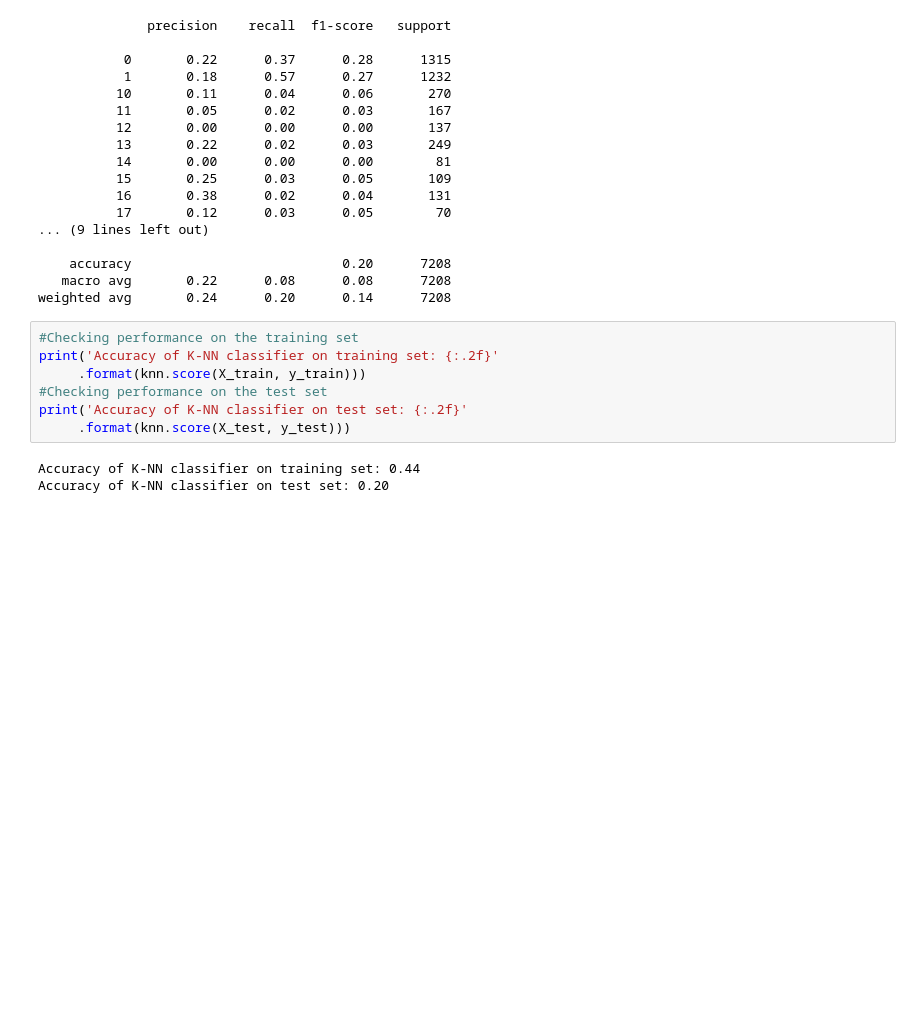
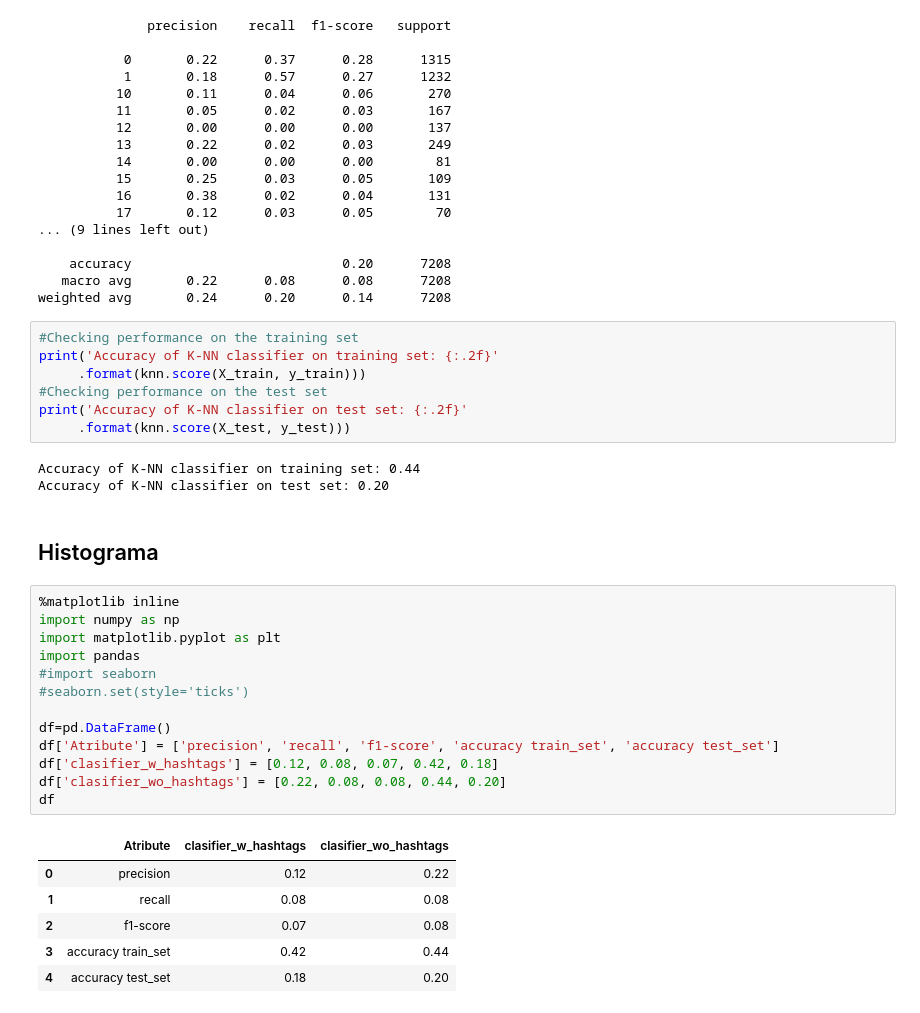
Before and after one commit to furrutiav/data-mining-2022, a Jupyter notebook: Hitos/H3/Pregunta 5.ipynb, the cells around one changed output. Saved outputs shown, nothing was run; the diff lists cells and outputs as text; blank space fills up the shorter version.

```diff
--- a/Hitos/H3/Pregunta 5.ipynb
+++ b/Hitos/H3/Pregunta 5.ipynb
@@ -373,3 +373,25 @@ print('Accuracy of K-NN classifier on test set: {:.2f}'
 # %% [output]
 Accuracy of K-NN classifier on training set: 0.44
 Accuracy of K-NN classifier on test set: 0.20
+# %% [markdown]
+## Histograma
+# %%
+%matplotlib inline
+import numpy as np
+import matplotlib.pyplot as plt
+import pandas
+#import seaborn
+#seaborn.set(style='ticks')
+
+df=pd.DataFrame()
+df['Atribute'] = ['precision', 'recall', 'f1-score', 'accuracy train_set', 'accuracy test_set']
+df['clasifier_w_hashtags'] = [0.12, 0.08, 0.07, 0.42, 0.18]
+df['clasifier_wo_hashtags'] = [0.22, 0.08, 0.08, 0.44, 0.20]
+df
+# %% [output]
+|  | Atribute | clasifier_w_hashtags | clasifier_wo_hashtags |
+| 0 | precision | 0.12 | 0.22 |
+| 1 | recall | 0.08 | 0.08 |
+| 2 | f1-score | 0.07 | 0.08 |
+| 3 | accuracy train_set | 0.42 | 0.44 |
+| 4 | accuracy test_set | 0.18 | 0.20 |
```
Also changed, not shown: parts of 1 cell of this notebook.
